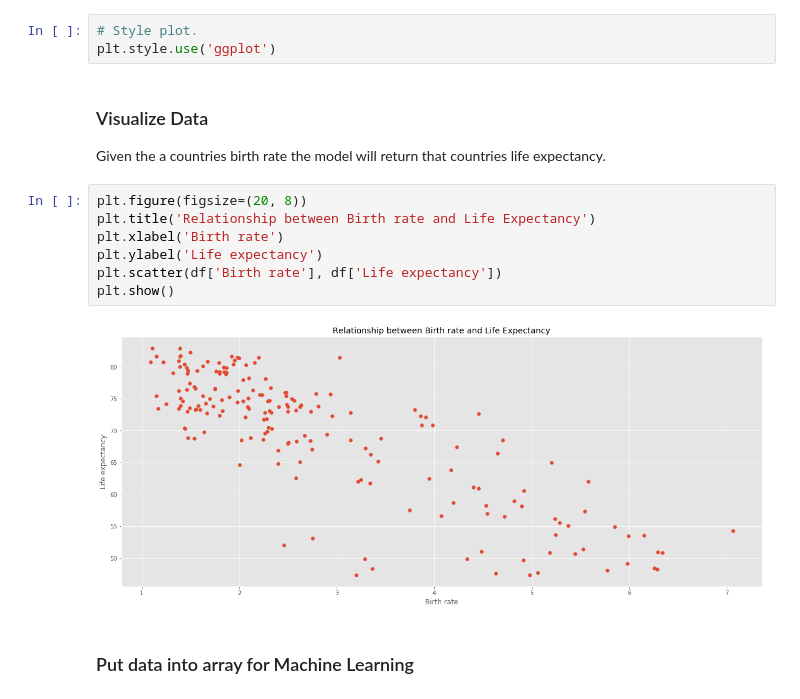
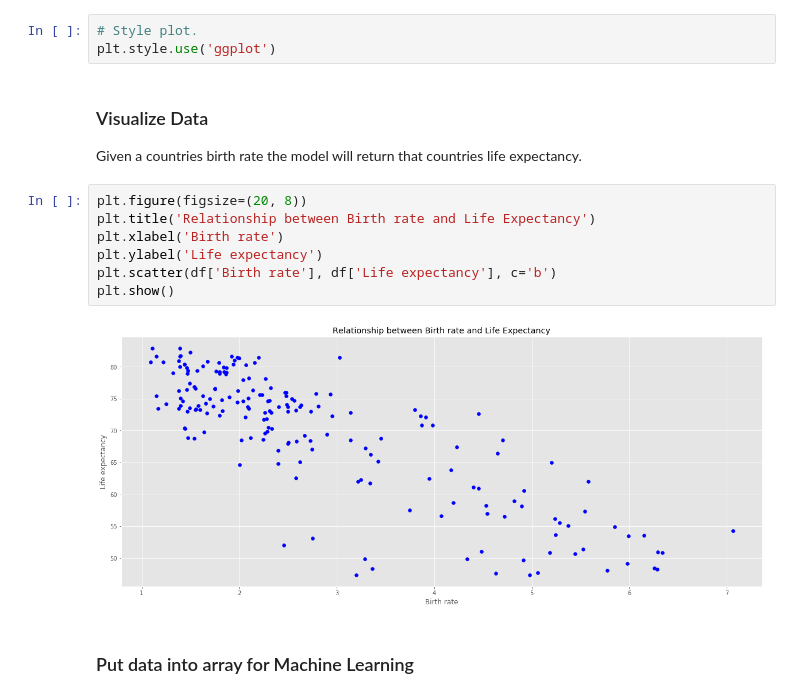
Before and after one commit to Libardo1/disrupt-ai-bootcamp, a Jupyter notebook: Machine Learning with TensorFlow/Predict Life Expectancy with TensorFlow.ipynb, the cells around one changed output. Cells and saved outputs as stored; diff of their text form.

```diff
--- a/Machine Learning with TensorFlow/Predict Life Expectancy with TensorFlow.ipynb
+++ b/Machine Learning with TensorFlow/Predict Life Expectancy with TensorFlow.ipynb
@@ -24,16 +24,16 @@ df.head()
 plt.style.use('ggplot')
 # %% [markdown]
 ### Visualize Data
-Given the a countries birth rate the model will return that countries life expectancy.
+Given a countries birth rate the model will return that countries life expectancy.
 # %%
 plt.figure(figsize=(20, 8))
 plt.title('Relationship between Birth rate and Life Expectancy')
 plt.xlabel('Birth rate')
 plt.ylabel('Life expectancy')
-plt.scatter(df['Birth rate'], df['Life expectancy'])
+plt.scatter(df['Birth rate'], df['Life expectancy'], c='b')
 plt.show()
 # %% [output]
-[figure, old version]
+[figure, new version]
 # %% [markdown]
 ### Put data into array for Machine Learning
 # %%
```
Also changed, not shown: parts of 12 cells of this notebook.
